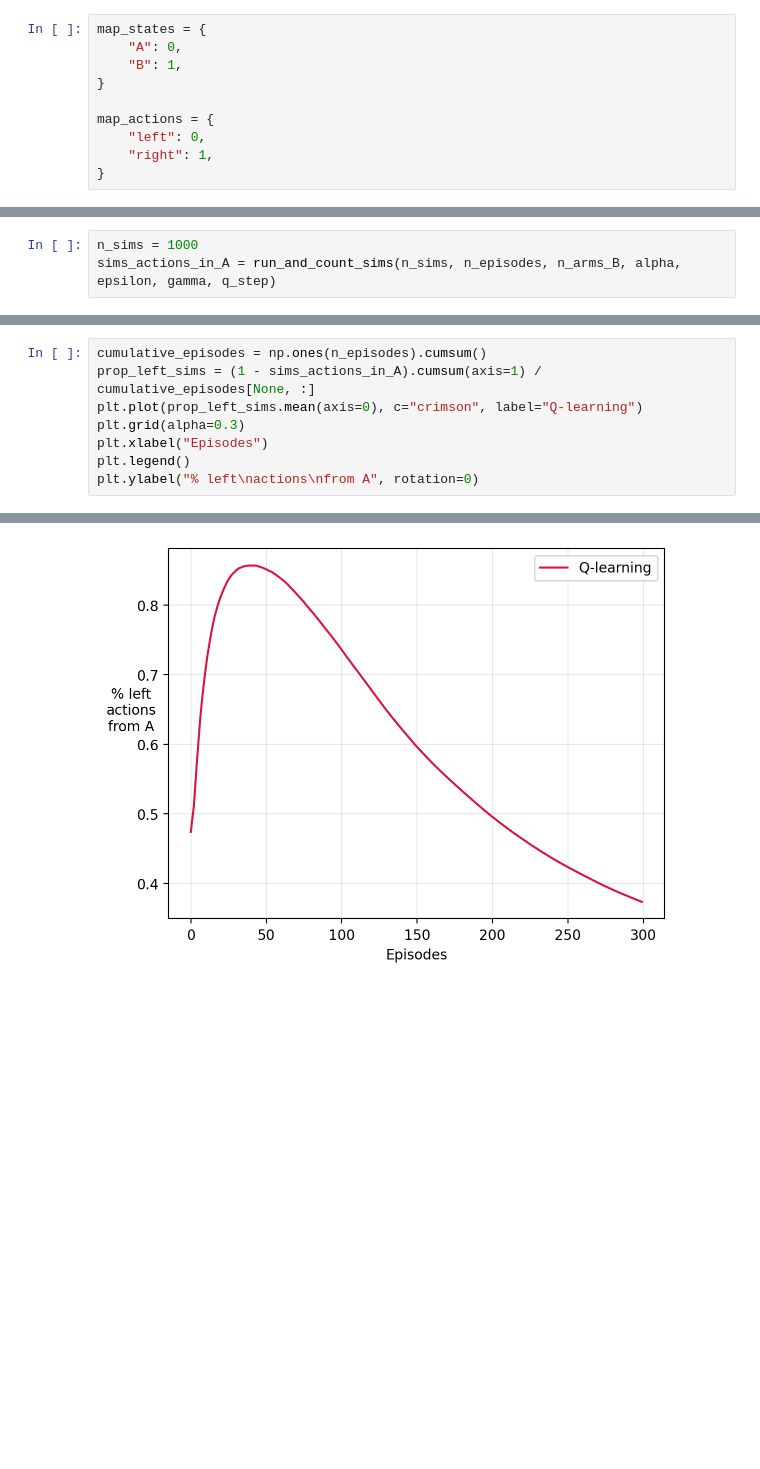
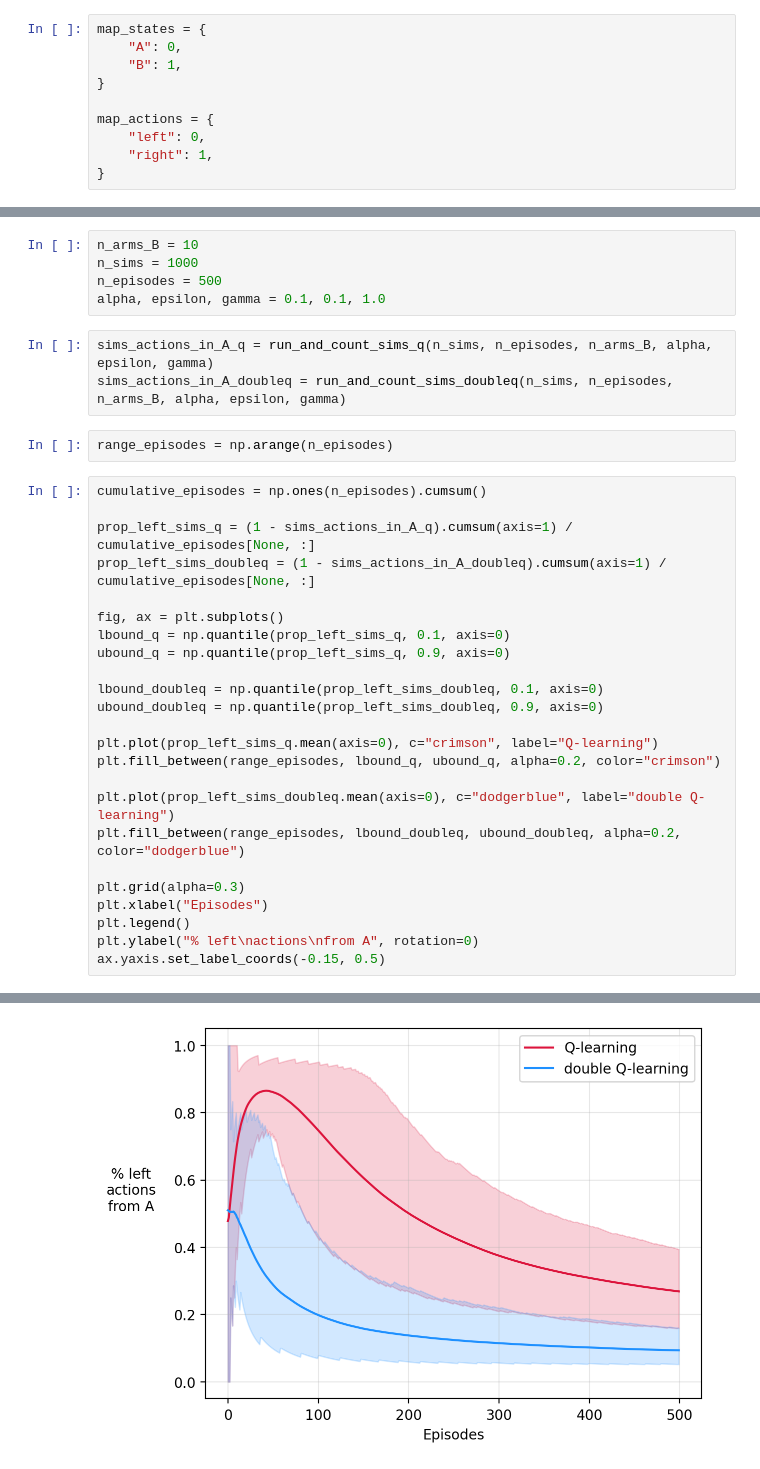
Before and after one commit to gerdm/reinforcement-learning, a Jupyter notebook: ch06/double-q-example.ipynb, the cells around one changed output, grey strips where cells are left out. Cells and saved outputs as stored; diff of their text form; blank space fills up the shorter version.

Commit message:
ch06-feat: double-q-example

```diff
--- a/ch06/double-q-example.ipynb
+++ b/ch06/double-q-example.ipynb
@@ -117,3 +21,0 @@ Qv, actions_in_A = run_and_count(n_episodes, n_arms_B, alpha, epsilon, gamma, q_
-# %%
-n_sims = 1000
-sims_actions_in_A = run_and_count_sims(n_sims, n_episodes, n_arms_B, alpha, epsilon, gamma, q_step)
@@ -120,9 +151,35 @@ sims_actions_in_A = run_and_count_sims(n_sims, n_episodes, n_arms_B, alpha, epsi
+# %%
+n_arms_B = 10
+n_sims = 1000
+n_episodes = 500
+alpha, epsilon, gamma = 0.1, 0.1, 1.0
+# %%
+sims_actions_in_A_q = run_and_count_sims_q(n_sims, n_episodes, n_arms_B, alpha, epsilon, gamma)
+sims_actions_in_A_doubleq = run_and_count_sims_doubleq(n_sims, n_episodes, n_arms_B, alpha, epsilon, gamma)
+# %%
+range_episodes = np.arange(n_episodes)
 # %%
 cumulative_episodes = np.ones(n_episodes).cumsum()
-prop_left_sims = (1 - sims_actions_in_A).cumsum(axis=1) / cumulative_episodes[None, :]
-plt.plot(prop_left_sims.mean(axis=0), c="crimson", label="Q-learning")
+
+prop_left_sims_q = (1 - sims_actions_in_A_q).cumsum(axis=1) / cumulative_episodes[None, :]
+prop_left_sims_doubleq = (1 - sims_actions_in_A_doubleq).cumsum(axis=1) / cumulative_episodes[None, :]
+
+fig, ax = plt.subplots()
+lbound_q = np.quantile(prop_left_sims_q, 0.1, axis=0)
+ubound_q = np.quantile(prop_left_sims_q, 0.9, axis=0)
+
+lbound_doubleq = np.quantile(prop_left_sims_doubleq, 0.1, axis=0)
+ubound_doubleq = np.quantile(prop_left_sims_doubleq, 0.9, axis=0)
+
+plt.plot(prop_left_sims_q.mean(axis=0), c="crimson", label="Q-learning")
+plt.fill_between(range_episodes, lbound_q, ubound_q, alpha=0.2, color="crimson")
+
+plt.plot(prop_left_sims_doubleq.mean(axis=0), c="dodgerblue", label="double Q-learning")
+plt.fill_between(range_episodes, lbound_doubleq, ubound_doubleq, alpha=0.2, color="dodgerblue")
+
 plt.grid(alpha=0.3)
 plt.xlabel("Episodes")
 plt.legend()
 plt.ylabel("% left\nactions\nfrom A", rotation=0)
+ax.yaxis.set_label_coords(-0.15, 0.5)
 # %% [output]
@@ -130 +186 @@ Text(0, 0.5, '% left\nactions\nfrom A')
-[figure, old version]
+[figure, new version]
```
Also changed, not shown: parts of 10 cells of this notebook.
